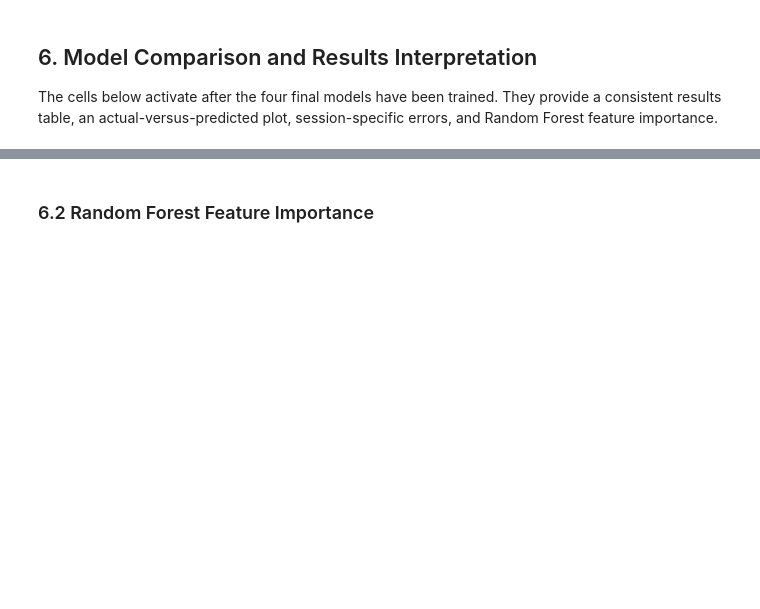
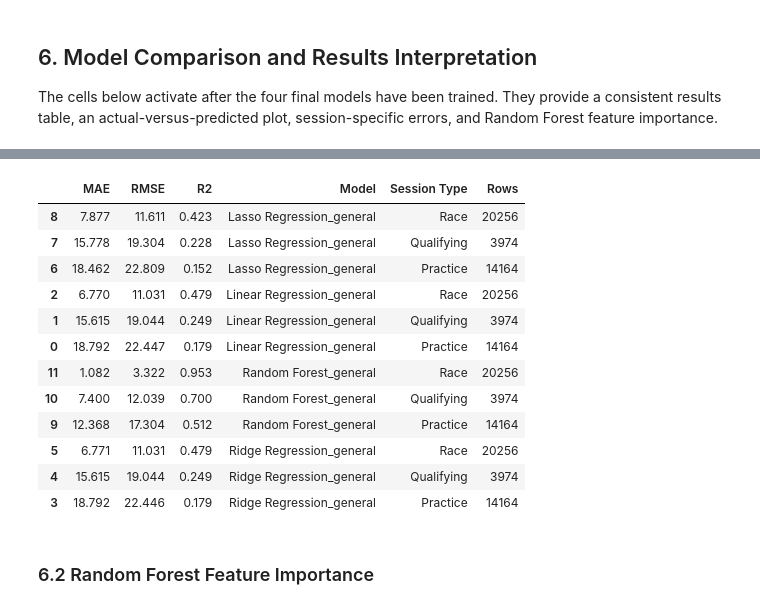
Before and after one commit to Sean-Staszewski/F1-Grand-Prix-Predictor, a Jupyter notebook: Project_Notebook_Results.ipynb, the cells around one changed output, grey strips where cells are left out. Cells and saved outputs as stored; diff of their text form; code cells hidden in the pictures; blank space fills up the shorter version.

```diff
--- a/Project_Notebook_Results.ipynb
+++ b/Project_Notebook_Results.ipynb
@@ -40,7 +40,7 @@ OUTLIER_UPPER_QUANTILE = None
 SESSION_STRATEGY = "feature"
 
 # Model training can be expensive on the full dataset. Turn this on when ready.
-RUN_MODELS = False
+RUN_MODELS = True
 # %% [markdown]
 ## 1. Problem and Dataset Overview
 
@@ -1118,21 +1204,42 @@ else:
 # %%
 if model_predictions and "session_type" in X_test.columns:
     session_results = []
-    for model_name, predictions in model_predictions.items():
+
+    # get only general models
+    general_models = {}
+    for model_name, preds in model_predictions.items():
+        if "race" not in model_name:
+            general_models[model_name] = preds
+
+    for model_name, predictions_general in general_models.items():
         evaluation_frame = pd.DataFrame({
             "session_type": X_test["session_type"].to_numpy(),
             "actual": y_test.to_numpy(),
-            "predicted": predictions,
+            "predicted": predictions_general,
         })
         for session_type, group in evaluation_frame.groupby("session_type"):
             row = regression_metrics(group["actual"], group["predicted"])
             row.update({"Model": model_name, "Session Type": session_type, "Rows": len(group)})
             session_results.append(row)
 
     session_results_df = pd.DataFrame(session_results)
     display(session_results_df.sort_values(["Model", "MAE"]))
 else:
     print("Session-specific model results: TBD")
+# %% [output]
+|  | MAE | RMSE | R2 | Model | Session Type | Rows |
+| 8 | 7.877 | 11.611 | 0.423 | Lasso Regression_general | Race | 20256 |
+| 7 | 15.778 | 19.304 | 0.228 | Lasso Regression_general | Qualifying | 3974 |
+| 6 | 18.462 | 22.809 | 0.152 | Lasso Regression_general | Practice | 14164 |
+| 2 | 6.770 | 11.031 | 0.479 | Linear Regression_general | Race | 20256 |
+| 1 | 15.615 | 19.044 | 0.249 | Linear Regression_general | Qualifying | 3974 |
+| 0 | 18.792 | 22.447 | 0.179 | Linear Regression_general | Practice | 14164 |
+| 11 | 1.082 | 3.322 | 0.953 | Random Forest_general | Race | 20256 |
+| 10 | 7.400 | 12.039 | 0.700 | Random Forest_general | Qualifying | 3974 |
+| 9 | 12.368 | 17.304 | 0.512 | Random Forest_general | Practice | 14164 |
+| 5 | 6.771 | 11.031 | 0.479 | Ridge Regression_general | Race | 20256 |
+| 4 | 15.615 | 19.044 | 0.249 | Ridge Regression_general | Qualifying | 3974 |
+| 3 | 18.792 | 22.446 | 0.179 | Ridge Regression_general | Practice | 14164 |
 # %% [markdown]
 ### 6.2 Random Forest Feature Importance
 # %%
```
Also changed, not shown: parts of 16 cells of this notebook.
